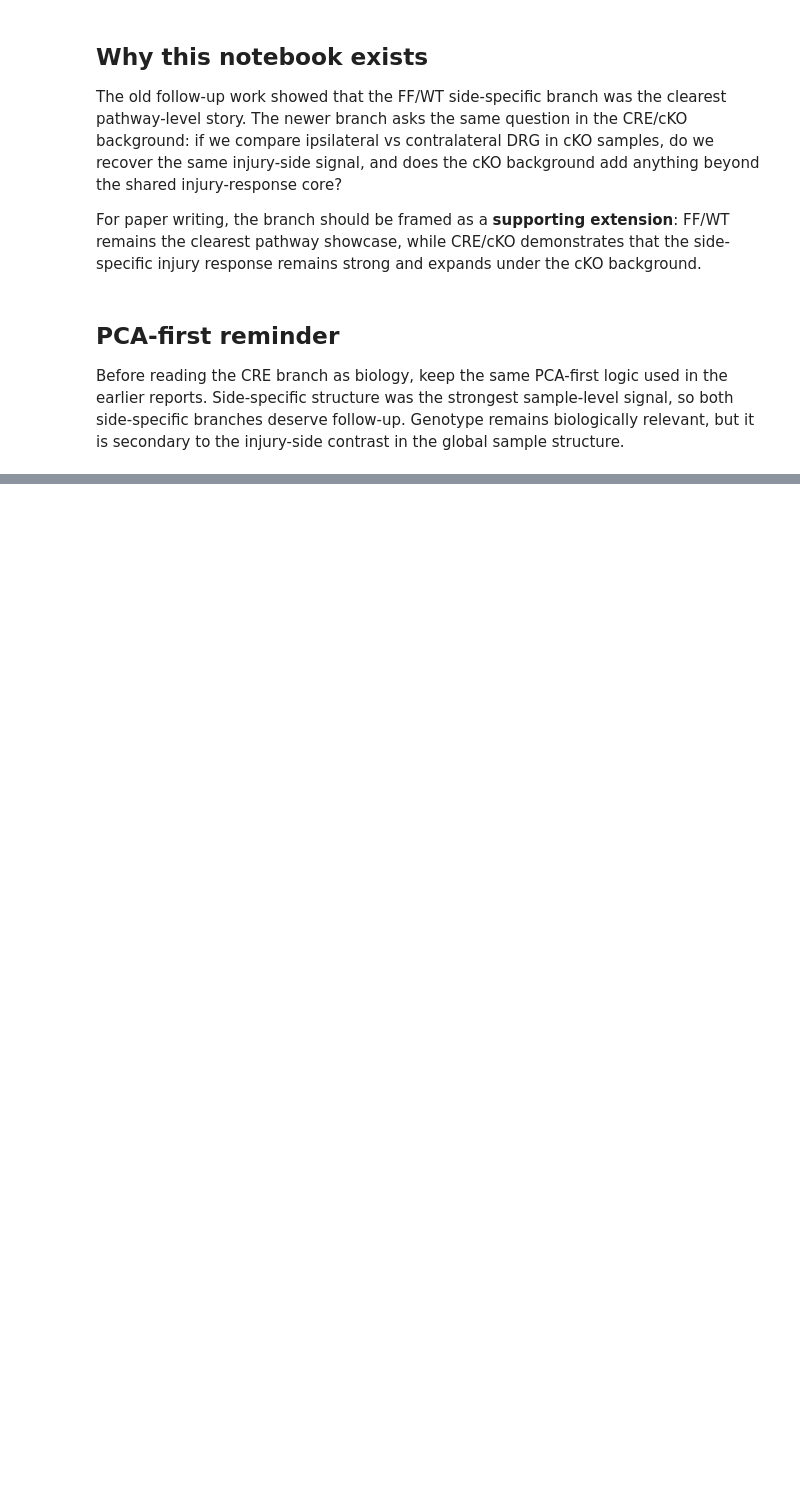
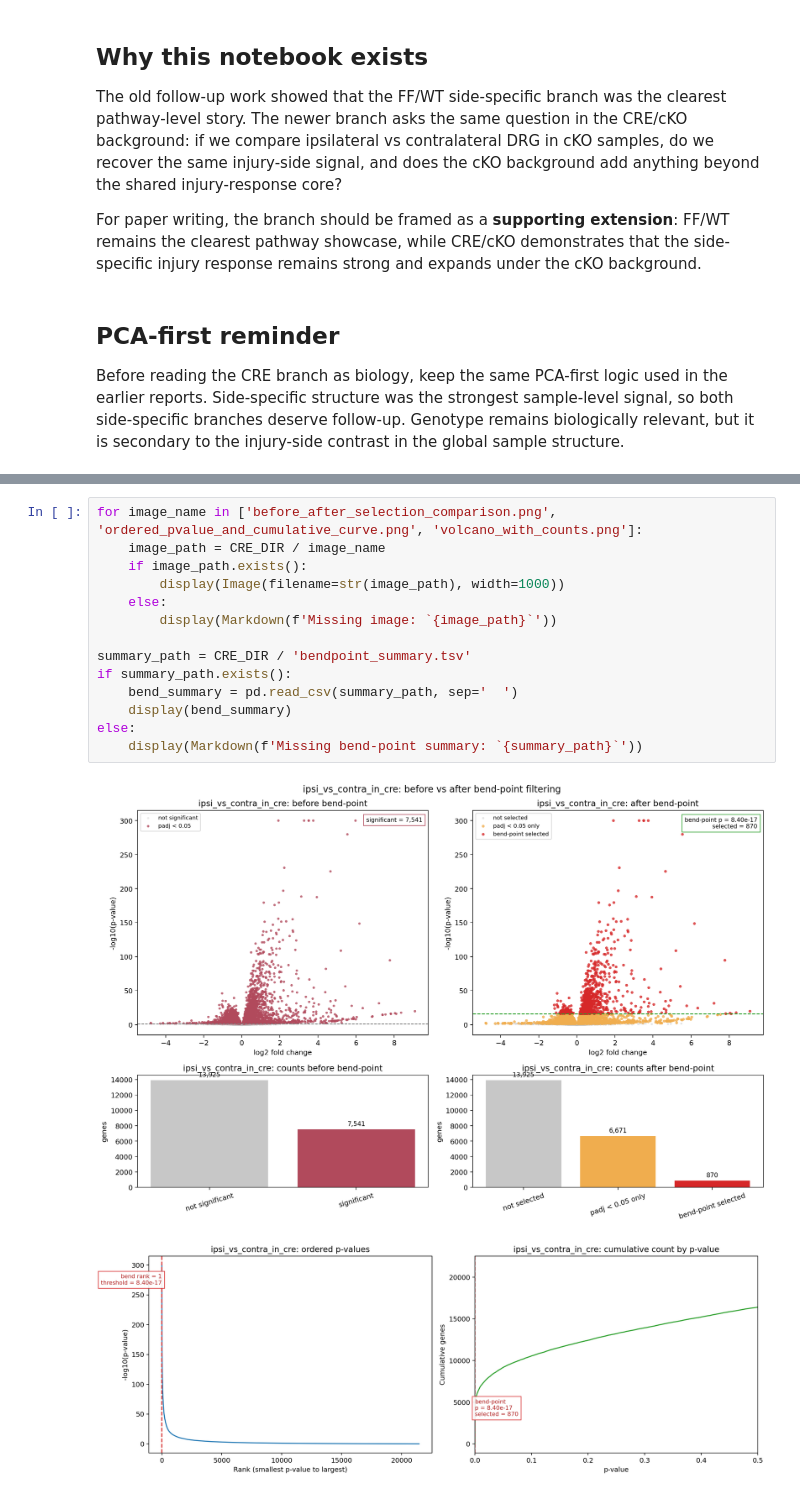
Before and after one commit to pzg8794/mouse_group_project_work, a Jupyter notebook: notebooks/mining/mouse_differential_expression_cre_go_followup.ipynb, the cells around one changed output, grey strips where cells are left out. Cells and saved outputs as stored; diff of their text form; blank space fills up the shorter version.

```diff
--- a/notebooks/mining/mouse_differential_expression_cre_go_followup.ipynb
+++ b/notebooks/mining/mouse_differential_expression_cre_go_followup.ipynb
@@ -60,0 +78,17 @@ This section mirrors the FF bend-point checkpoint. The important point is method
+# %%
+for image_name in ['before_after_selection_comparison.png', 'ordered_pvalue_and_cumulative_curve.png', 'volcano_with_counts.png']:
+    image_path = CRE_DIR / image_name
+    if image_path.exists():
+        display(Image(filename=str(image_path), width=1000))
+    else:
+        display(Markdown(f'Missing image: `{image_path}`'))
+
+summary_path = CRE_DIR / 'bendpoint_summary.tsv'
+if summary_path.exists():
+    bend_summary = pd.read_csv(summary_path, sep='	')
+    display(bend_summary)
+else:
+    display(Markdown(f'Missing bend-point summary: `{summary_path}`'))
+# %% [output]
+[figure, added]
+[figure, added]
```
Also changed, not shown: parts of 19 cells of this notebook, 9 other files.
